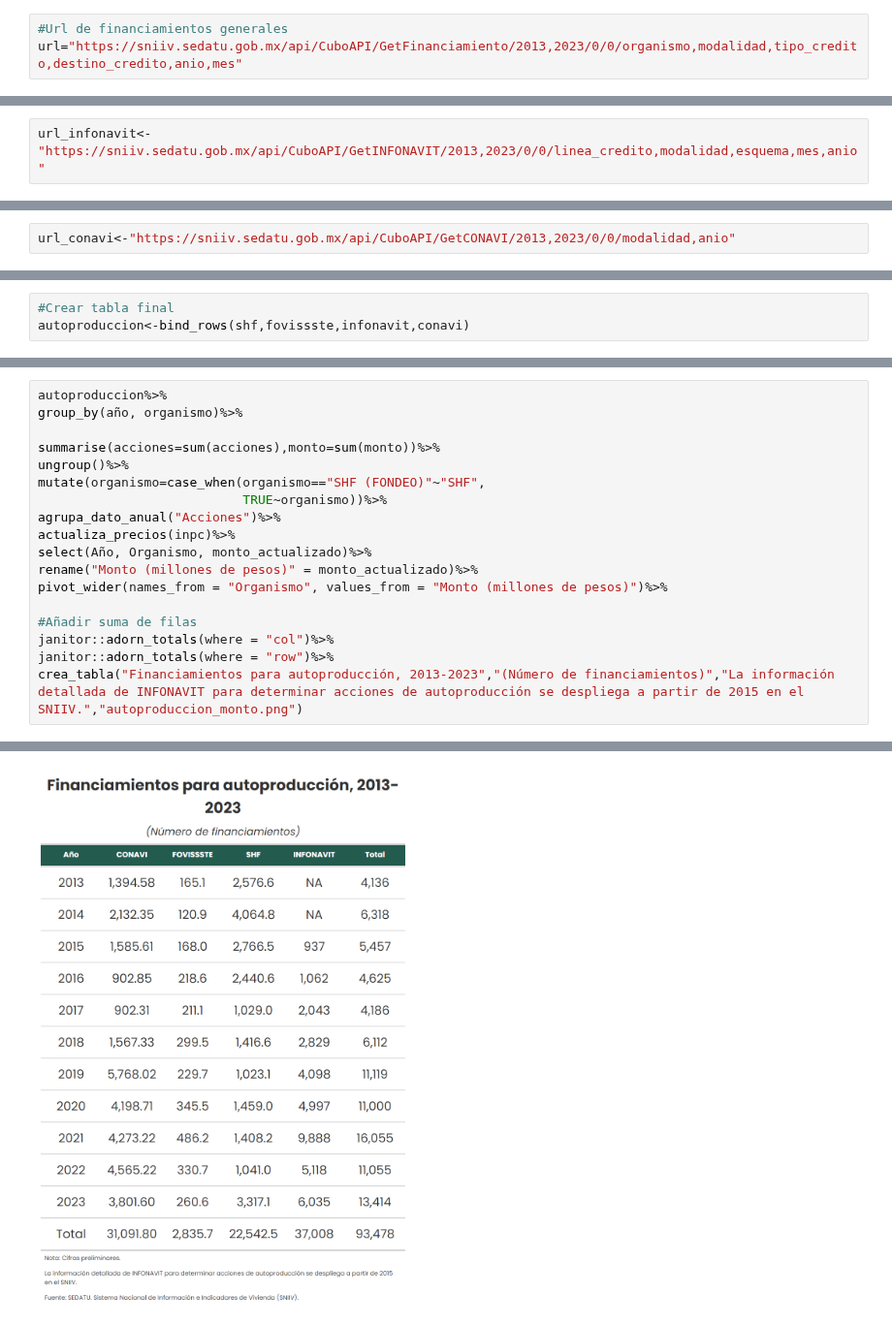
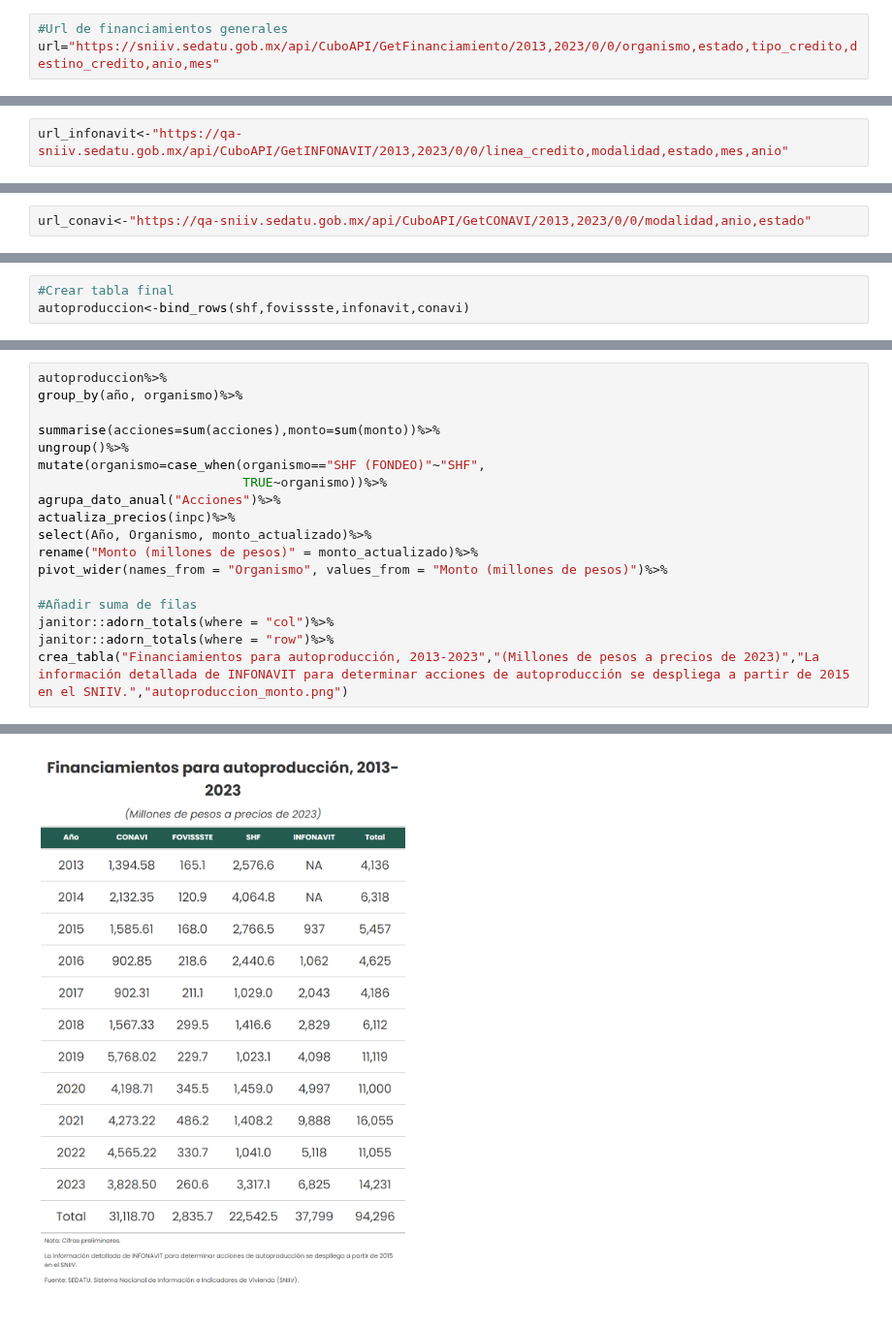
Before and after one commit to claudiodanielpc/datavivi, a Jupyter notebook: numeralia.ipynb, the cells around one changed output, grey strips where cells are left out. Shown at 97% size. Drawn from its saved outputs; the diff is of its cells as text.

```diff
--- a/numeralia.ipynb
+++ b/numeralia.ipynb
@@ -426,7 +426,7 @@ crea_mapa(df, paleta, "Acciones realizadas por entidad federativa, 2013-2023",es
 ## Autoproducción
 # %%
 #Url de financiamientos generales
-url="https://sniiv.sedatu.gob.mx/api/CuboAPI/GetFinanciamiento/2013,2023/0/0/organismo,modalidad,tipo_credito,destino_credito,anio,mes"
+url="https://sniiv.sedatu.gob.mx/api/CuboAPI/GetFinanciamiento/2013,2023/0/0/organismo,estado,tipo_credito,destino_credito,anio,mes"
 # %%
 finan_gral<-consulta_api(url)%>%
 arrange(año)
@@ -473,7 +493,7 @@ A grouped_df: 5 × 4
 # %% [markdown]
 #### INFONAVIT
 # %%
-url_infonavit<-"https://sniiv.sedatu.gob.mx/api/CuboAPI/GetINFONAVIT/2013,2023/0/0/linea_credito,modalidad,esquema,mes,anio"
+url_infonavit<-"https://qa-sniiv.sedatu.gob.mx/api/CuboAPI/GetINFONAVIT/2013,2023/0/0/linea_credito,modalidad,estado,mes,anio"
 # %%
 bdinfonavit<-consulta_api(url_infonavit)%>%
 arrange(año)
@@ -497,7 +527,7 @@ A tibble: 5 × 4
 # %% [markdown]
 #### CONAVI
 # %%
-url_conavi<-"https://sniiv.sedatu.gob.mx/api/CuboAPI/GetCONAVI/2013,2023/0/0/modalidad,anio"
+url_conavi<-"https://qa-sniiv.sedatu.gob.mx/api/CuboAPI/GetCONAVI/2013,2023/0/0/modalidad,anio,estado"
 # %%
 bdconavi<-consulta_api(url_conavi)%>%
 arrange(año)
@@ -569,25 +615,25 @@ argument.
 # %%
 autoproduccion%>%
 group_by(año, organismo)%>%
 
 summarise(acciones=sum(acciones),monto=sum(monto))%>%
 ungroup()%>%
 mutate(organismo=case_when(organismo=="SHF (FONDEO)"~"SHF",
                            TRUE~organismo))%>%
 agrupa_dato_anual("Acciones")%>%
 actualiza_precios(inpc)%>%
 select(Año, Organismo, monto_actualizado)%>%
 rename("Monto (millones de pesos)" = monto_actualizado)%>%
 pivot_wider(names_from = "Organismo", values_from = "Monto (millones de pesos)")%>%
 
 #Añadir suma de filas
 janitor::adorn_totals(where = "col")%>%
 janitor::adorn_totals(where = "row")%>%
-crea_tabla("Financiamientos para autoproducción, 2013-2023","(Número de financiamientos)","La información detallada de INFONAVIT para determinar acciones de autoproducción se despliega a partir de 2015 en el SNIIV.","autoproduccion_monto.png")
+crea_tabla("Financiamientos para autoproducción, 2013-2023","(Millones de pesos a precios de 2023)","La información detallada de INFONAVIT para determinar acciones de autoproducción se despliega a partir de 2015 en el SNIIV.","autoproduccion_monto.png")
 # %% [output]
 `summarise()` has grouped output by 'año'. You can override using the `.groups`
 argument.
-[figure, old version]
+[figure, new version]
 # A tibble: 1 × 7
   format width height colorspace matte filesize density
   <chr>  <int>  <int> <chr>      <lgl>    <int> <chr>
```
Also changed, not shown: parts of 13 cells of this notebook.
